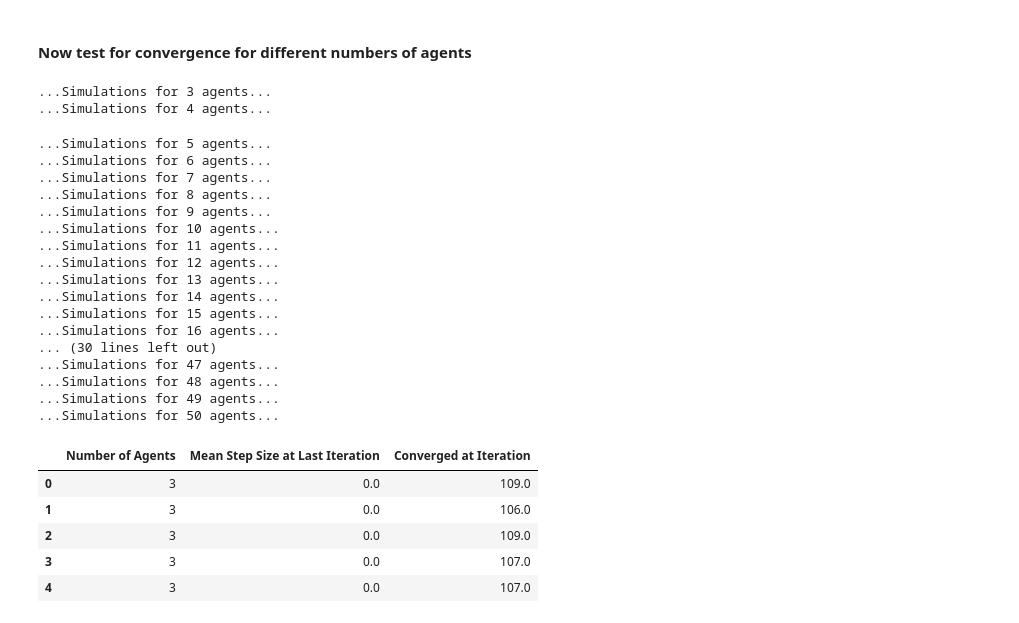
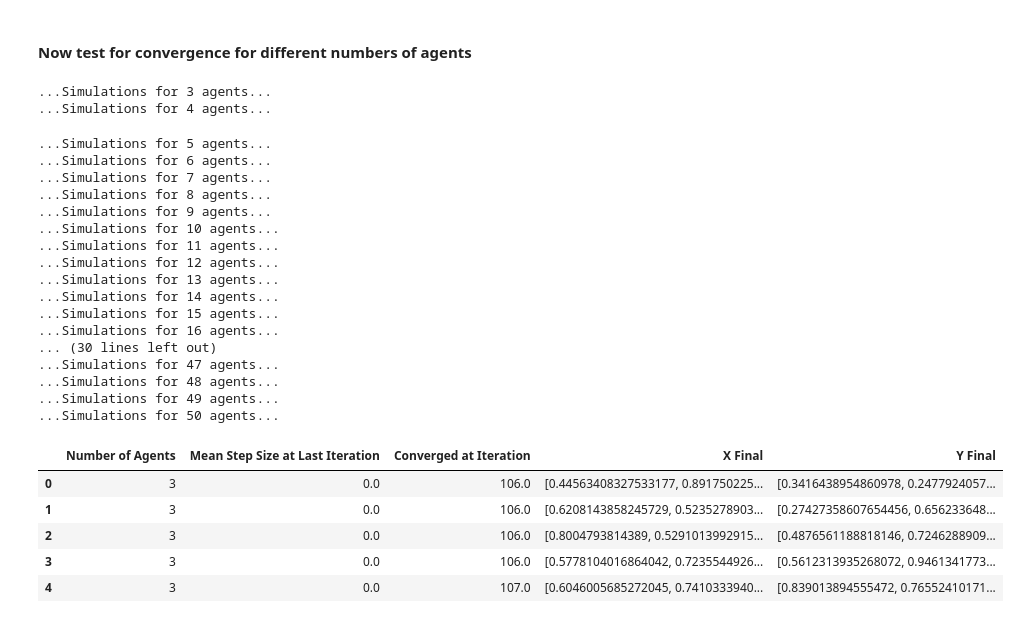
Before and after one commit to liminal-learner/Chaos, a Jupyter notebook: notebooks/Chaos.ipynb, the cells around one changed output. Cells and saved outputs as stored; diff of their text form; code cells hidden in the pictures.

```diff
--- a/notebooks/Chaos.ipynb
+++ b/notebooks/Chaos.ipynb
@@ -168,12 +186,13 @@ sim.run()
 #### Now test for convergence for different numbers of agents
 # %%
 num_sims_per_trial = 100
-num_agents = range(3,5)#51)
+num_agents = range(3,51)
 
 converged_at = []
 X_final = []
 Y_final = []
 mean_step = []
+agents_container = []
 for n in num_agents:
     print("...Simulations for {} agents...".format(n))
     for simulation in range(0, num_sims_per_trial):
@@ -183,37 +202,38 @@ for n in num_agents:
         # Mean step size at last iteration
         mean_step.append(sim.mean_step[-1])
         # Converged at Iteration
         converged_at.append(sim.converged_at_iteration)
         X_final.append(sim.X[:,-1])
         Y_final.append(sim.Y[:,-1])
+        agents_container.append(n)
 
-data = list(zip(num_agents, mean_step, converged_at, X_final, Y_final))
+data = list(zip(agents_container, mean_step, converged_at, X_final, Y_final))
 sim_record = pd.DataFrame(data,columns=['Number of Agents','Mean Step Size at Last Iteration','Converged at Iteration','X Final','Y Final'])
 
 sim_record.head()
 # %% [output]
 ...Simulations for 3 agents...
 ...Simulations for 4 agents...
 ...Simulations for 5 agents...
 ...Simulations for 6 agents...
 ...Simulations for 7 agents...
 ...Simulations for 8 agents...
 ...Simulations for 9 agents...
 ...Simulations for 10 agents...
 ...Simulations for 11 agents...
 ...Simulations for 12 agents...
 ...Simulations for 13 agents...
 ...Simulations for 14 agents...
 ...Simulations for 15 agents...
 ...Simulations for 16 agents...
 ... (30 lines left out)
 ...Simulations for 47 agents...
 ...Simulations for 48 agents...
 ...Simulations for 49 agents...
 ...Simulations for 50 agents...
-|  | Number of Agents | Mean Step Size at Last Iteration | Converged at Iteration |
-| 0 | 3 | 0.0 | 109.0 |
-| 1 | 3 | 0.0 | 106.0 |
-| 2 | 3 | 0.0 | 109.0 |
-| 3 | 3 | 0.0 | 107.0 |
-| 4 | 3 | 0.0 | 107.0 |
+|  | Number of Agents | Mean Step Size at Last Iteration | Converged at Iteration | X Final | Y Final |
+| 0 | 3 | 0.0 | 106.0 | [0.44563408327533177, 0.891750225... | [0.3416438954860978, 0.2477924057... |
+| 1 | 3 | 0.0 | 106.0 | [0.6208143858245729, 0.5235278903... | [0.27427358607654456, 0.656233648... |
+| 2 | 3 | 0.0 | 106.0 | [0.8004793814389, 0.5291013992915... | [0.4876561188818146, 0.7246288909... |
+| 3 | 3 | 0.0 | 106.0 | [0.5778104016864042, 0.7235544926... | [0.5612313935268072, 0.9461341773... |
+| 4 | 3 | 0.0 | 107.0 | [0.6046005685272045, 0.7410333940... | [0.839013894555472, 0.76552410171... |
```
Also changed, not shown: parts of 20 cells of this notebook.
